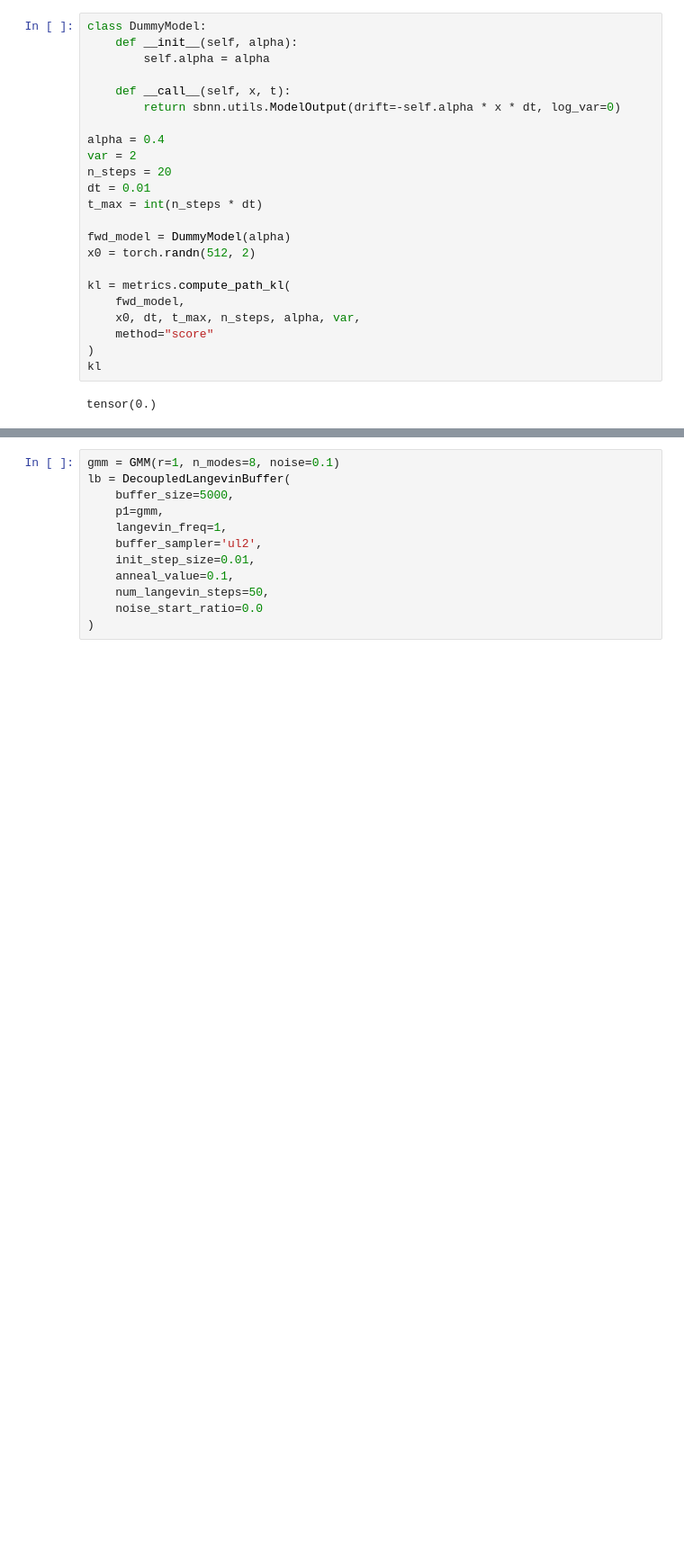
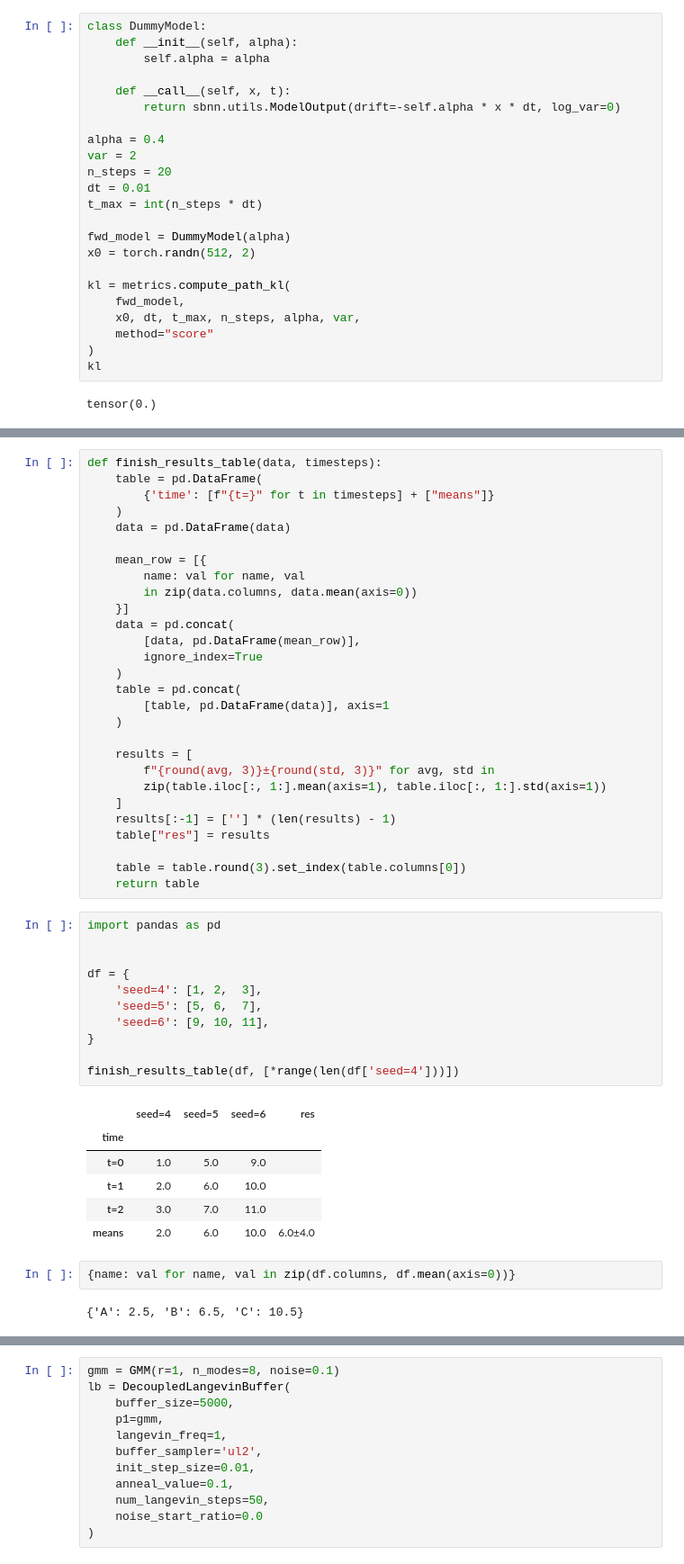
Before and after one commit to mmacosha/d2e-stochastic-dynamics, a Jupyter notebook: notebooks/sb-benchmark.ipynb, the cells around one changed output, grey strips where cells are left out. Shown at 90% size. Drawn from its saved outputs; the diff is of its cells as text; blank space fills up the shorter version.

```diff
--- a/notebooks/sb-benchmark.ipynb
+++ b/notebooks/sb-benchmark.ipynb
@@ -54,0 +66,50 @@ tensor(0.)
+# %%
+def finish_results_table(data, timesteps):
+    table = pd.DataFrame(
+        {'time': [f"{t=}" for t in timesteps] + ["means"]}
+    )
+    data = pd.DataFrame(data)
+
+    mean_row = [{
+        name: val for name, val
+        in zip(data.columns, data.mean(axis=0))
+    }]
+    data = pd.concat(
+        [data, pd.DataFrame(mean_row)],
+        ignore_index=True
+    )
+    table = pd.concat(
+        [table, pd.DataFrame(data)], axis=1
+    )
+
+    results = [
+        f"{round(avg, 3)}±{round(std, 3)}" for avg, std in
+        zip(table.iloc[:, 1:].mean(axis=1), table.iloc[:, 1:].std(axis=1))
+    ]
+    results[:-1] = [''] * (len(results) - 1)
+    table["res"] = results
+
+    table = table.round(3).set_index(table.columns[0])
+    return table
+# %%
+import pandas as pd
+
+
+df = {
+    'seed=4': [1, 2,  3],
+    'seed=5': [5, 6,  7],
+    'seed=6': [9, 10, 11],
+}
+
+finish_results_table(df, [*range(len(df['seed=4']))])
+# %% [output]
+|  | seed=4 | seed=5 | seed=6 | res |
+| time |  |  |  |  |
+| t=0 | 1.0 | 5.0 | 9.0 |  |
+| t=1 | 2.0 | 6.0 | 10.0 |  |
+| t=2 | 3.0 | 7.0 | 11.0 |  |
+| means | 2.0 | 6.0 | 10.0 | 6.0±4.0 |
+# %%
+{name: val for name, val in zip(df.columns, df.mean(axis=0))}
+# %% [output]
+{'A': 2.5, 'B': 6.5, 'C': 10.5}
```
Also changed, not shown: parts of 6 cells of this notebook, 48 other files.
